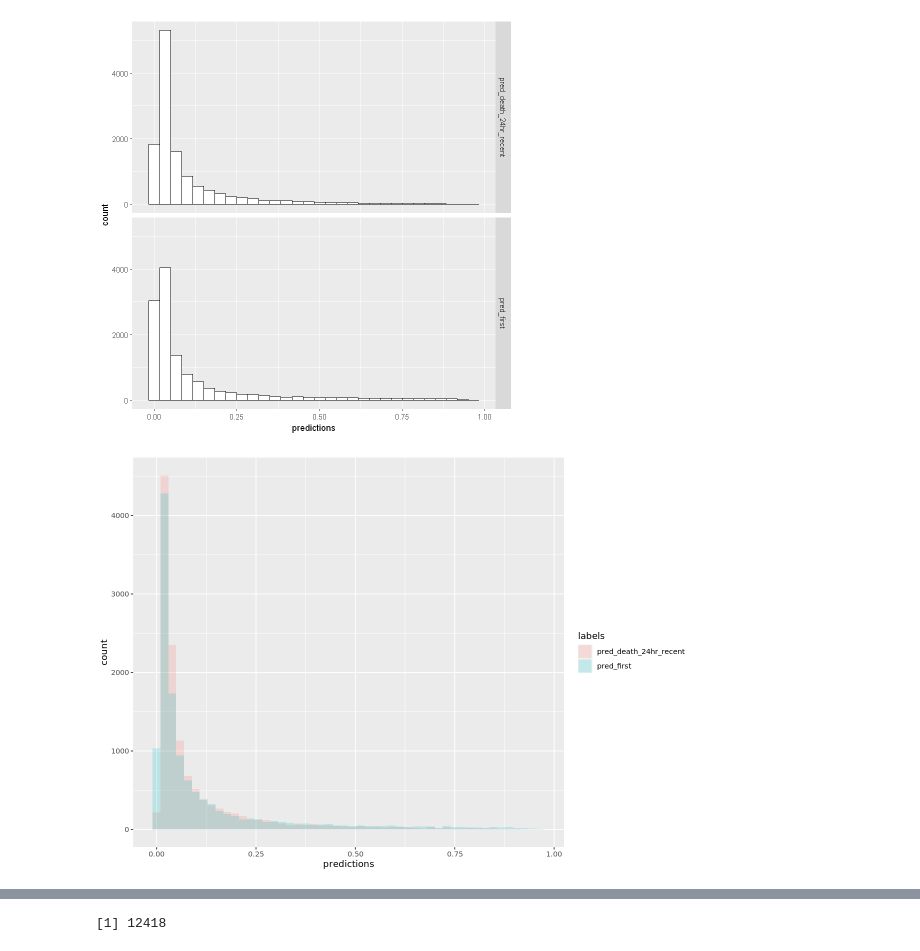
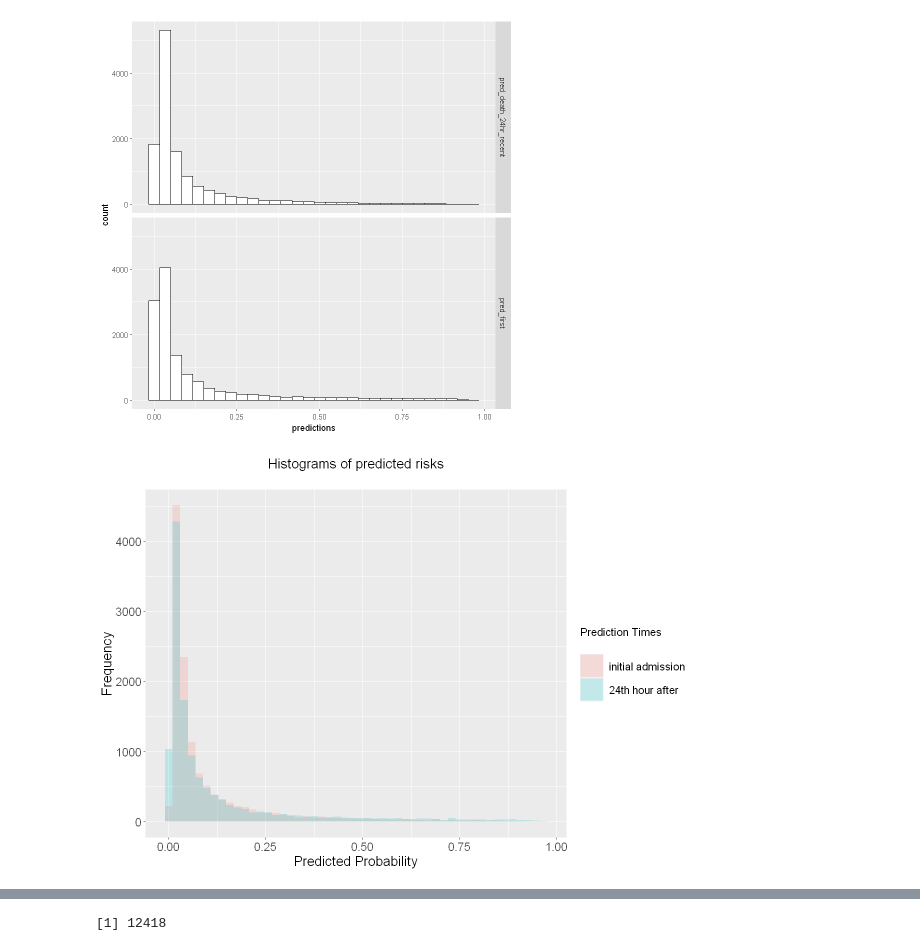
Before and after one commit to Minh084/TDA, a Jupyter notebook: 3_models/3.1_model_results_R.ipynb, the cells around one changed output, grey strips where cells are left out. Drawn from its saved outputs; the diff is of its cells as text; code cells hidden in the pictures.

```diff
--- a/3_models/3.1_model_results_R.ipynb
+++ b/3_models/3.1_model_results_R.ipynb
@@ -57,6 +58,7 @@ The following object is masked from 'package:base':
 datadir = "../../DataTD"
 cohortdir = "../../OutputTD/1_cohort"
 featuredir = "../../OutputTD/2_features"
+figuredir = "../../OutputTD/Figures"
 modeldir4 = "../../OutputTD/3_models/1_4_cohort"
 # modeldir4preadmit = "../../OutputTD/3_models/1_4_cohort_24hrpreadmit"
 
@@ -198,10 +200,20 @@ ggplot(pred2, aes(x = predictions)) +
 # %% [output]
 `stat_bin()` using `bins = 30`. Pick better value with `binwidth`.
 [figure]
-# %%
-options(repr.plot.width=10, repr.plot.height=7)
-
-ggplot(pred2, aes(x = predictions, fill = labels)) +
-  geom_histogram(position = "identity", alpha = 0.2, bins = 50)
-# %% [output]
-[figure, removed]
+# %%
+options(repr.plot.width=10, repr.plot.height=7)
+
+p1 <- ggplot(pred2, aes(x = predictions, fill = labels)) +
+    geom_histogram(position = "identity", alpha = 0.2, bins = 50) +
+    labs(title = "Histograms of predicted risks\n",
+         x = "Predicted Probability", y = "Frequency") +
+    scale_fill_discrete(name = "Prediction Times\n", labels = c("initial admission", "24th hour after")) +
+#     scale_color_manual(labels = c("Initial Admission", "24th hour after"), values = c("blue", "red")) +
+    theme(axis.text = element_text(size=14),
+          plot.title = element_text(size=16, hjust=0.5),
+          axis.title = element_text(size=16), legend.key.size = unit(1, "cm"),
+                       legend.text=element_text(size=13), legend.title=element_text(size=13))#, face="bold"
+p1
+ggsave(filename = file.path(figuredir, "Fig3.1_histograms024.png"), width = 10, height = 7, dpi = 1200)
+# %% [output]
+[figure, added]
```
Also changed, not shown: parts of 12 cells of this notebook, 2 other files.
